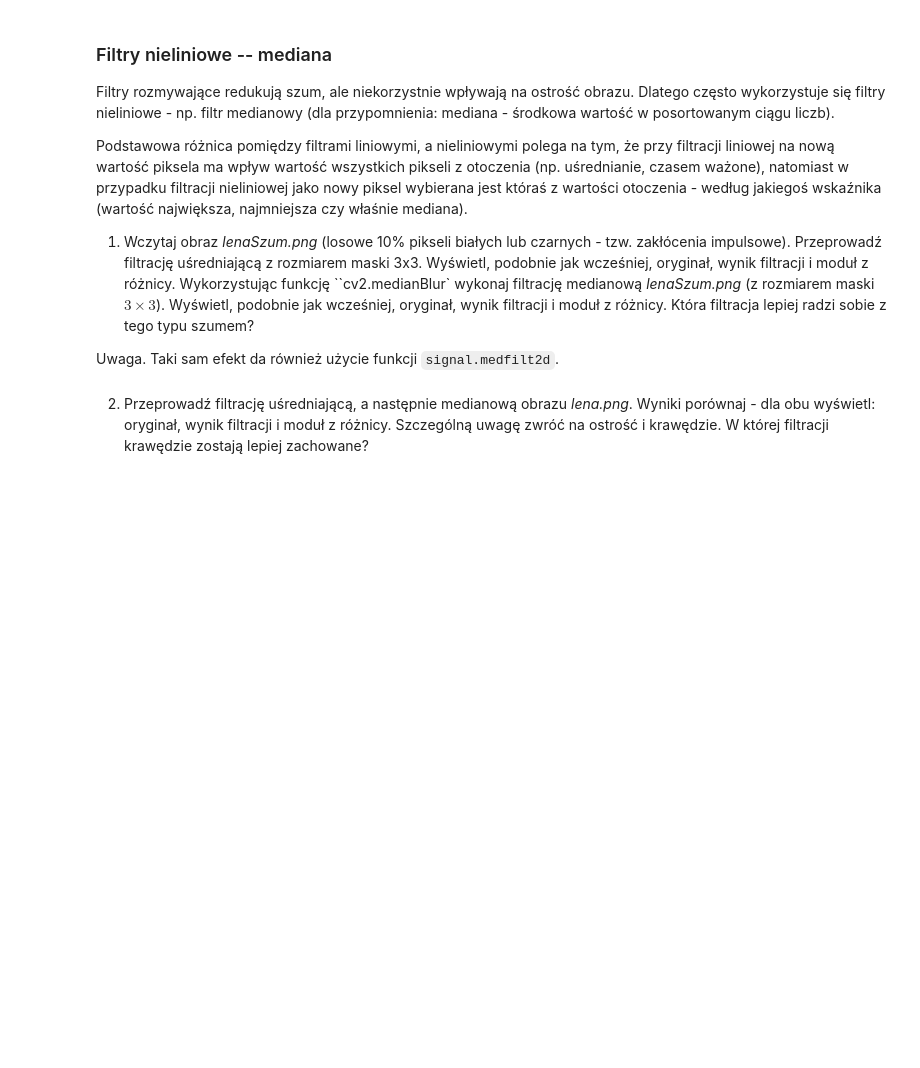
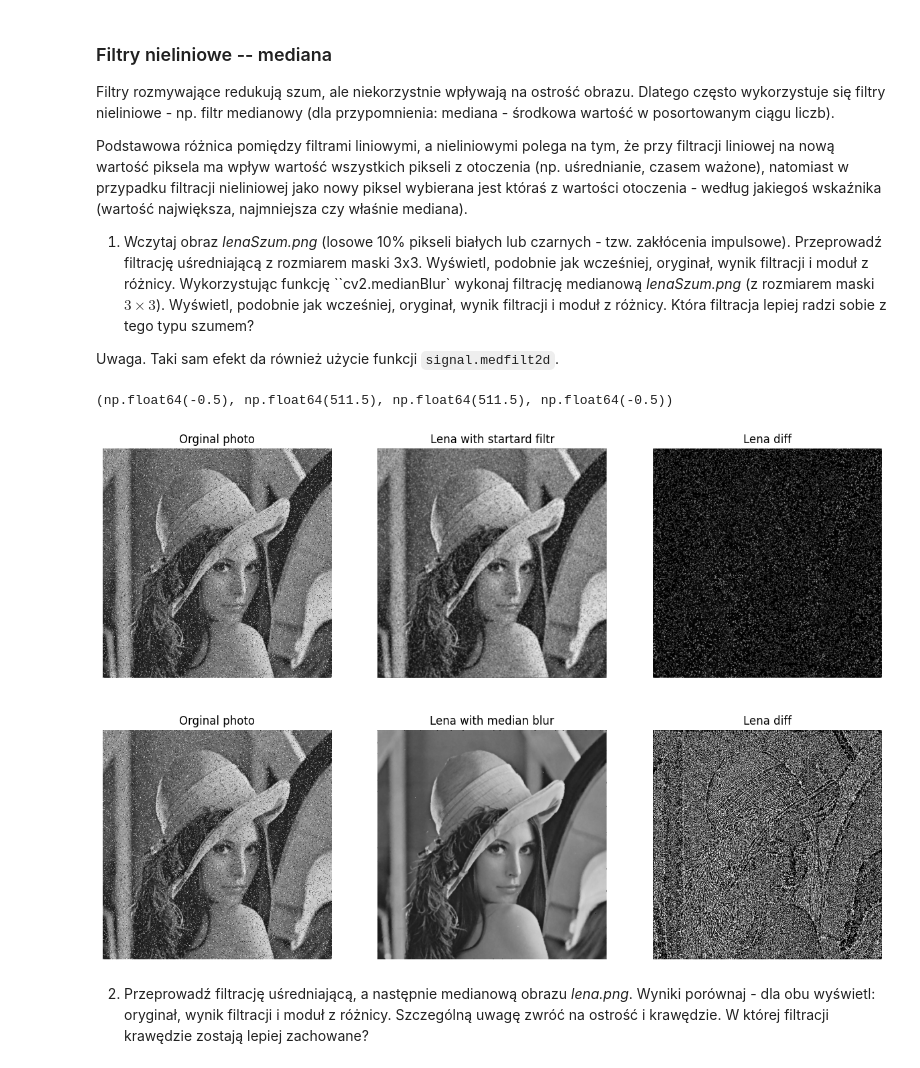
Before and after one commit to arturgesiarz/DigitalImageProcessing-Course, a Jupyter notebook: lab06/06_context.ipynb, the cells around one changed output. Drawn from its saved outputs; the diff is of its cells as text; code cells hidden in the pictures; blank space fills up the shorter version.

Commit message:
Ex1 - Median was implemented

```diff
--- a/lab06/06_context.ipynb
+++ b/lab06/06_context.ipynb
@@ -216,6 +216,42 @@ Podstawowa różnica pomiędzy filtrami liniowymi, a nieliniowymi polega na tym,
 1. Wczytaj obraz _lenaSzum.png_ (losowe 10% pikseli białych lub czarnych - tzw. zakłócenia impulsowe). Przeprowadź filtrację uśredniającą z rozmiarem maski 3x3. Wyświetl, podobnie jak wcześniej, oryginał, wynik filtracji i moduł z różnicy. Wykorzystując funkcję ``cv2.medianBlur` wykonaj filtrację medianową _lenaSzum.png_ (z rozmiarem maski $3 \times 3$). Wyświetl, podobnie jak wcześniej, oryginał, wynik filtracji i moduł z różnicy. Która filtracja lepiej radzi sobie z tego typu szumem?
 
   Uwaga. Taki sam efekt da również użycie funkcji `signal.medfilt2d`.
+# %%
+lenaNoise = cv2.imread("lenaSzum.png", cv2.IMREAD_GRAYSCALE)
+
+# Filtr usredniajcy
+lenaNoise_filted = signal.convolve2d(lenaNoise, np.ones((3, 3)) / 9, mode="same")
+lenaNoise_diff = np.abs(lenaNoise - lenaNoise_filted)
+
+# Filtr medianowy
+lenaNoise_blur = signal.medfilt2d(lenaNoise, kernel_size=3)
+lenaNoise_blur_diff = np.abs(lenaNoise - lenaNoise_blur)
+
+# First
+fig, axs = plt.subplots(2, 3, figsize=(15, 10))
+axs[0, 0].imshow(lenaNoise, "gray")
+axs[0, 0].set_title("Orginal photo")
+axs[0, 0].axis('off')
+axs[0, 1].imshow(lenaNoise_filted, "gray")
+axs[0, 1].set_title("Lena with startard filtr")
+axs[0, 1].axis('off')
+axs[0, 2].imshow(lenaNoise_diff, "gray")
+axs[0, 2].set_title("Lena diff")
+axs[0, 2].axis('off')
+
+# Second
+axs[1, 0].imshow(lenaNoise, "gray")
+axs[1, 0].set_title("Orginal photo")
+axs[1, 0].axis('off')
+axs[1, 1].imshow(lenaNoise_blur, "gray")
+axs[1, 1].set_title("Lena with median blur")
+axs[1, 1].axis('off')
+axs[1, 2].imshow(lenaNoise_blur_diff, "gray")
+axs[1, 2].set_title("Lena diff")
+axs[1, 2].axis('off')
+# %% [output]
+(np.float64(-0.5), np.float64(511.5), np.float64(511.5), np.float64(-0.5))
+[figure, added]
 # %% [markdown]
 2. Przeprowadź filtrację uśredniającą, a następnie medianową obrazu _lena.png_.
    Wyniki porównaj - dla obu wyświetl: oryginał, wynik filtracji i moduł z różnicy.
```
